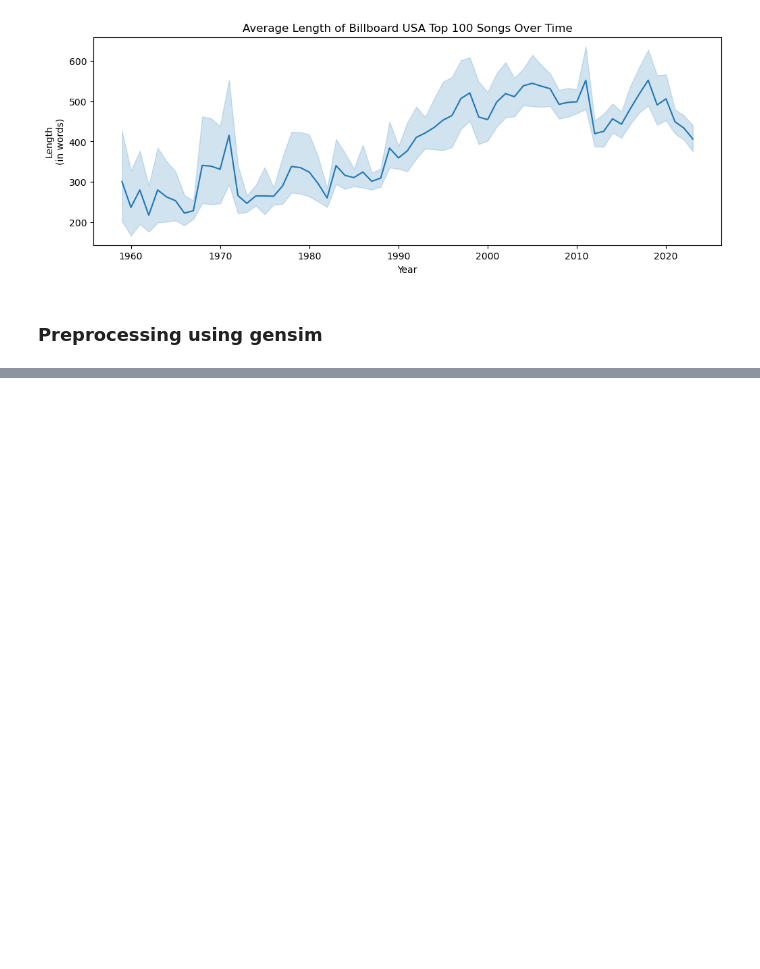
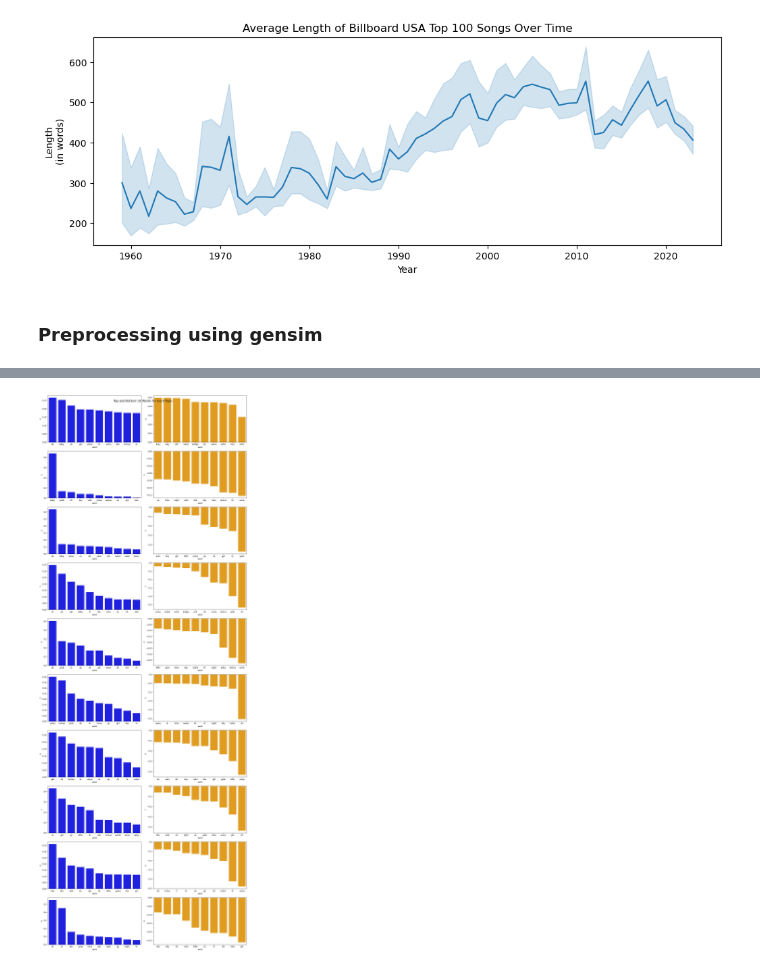
Before and after one commit to garimasc/topic_modeling_songs, a Jupyter notebook: eda.ipynb, the cells around one changed output, grey strips where cells are left out. Saved outputs shown, nothing was run; the diff lists cells and outputs as text; code cells hidden in the pictures; blank space fills up the shorter version.

```diff
--- a/eda.ipynb
+++ b/eda.ipynb
@@ -184,0 +231,25 @@ data['clean_length'] = winsorize(data['clean_lyrics'].apply(lambda x: len(x.spli
+# %%
+lsi = LsiModel(dt_tfidf.T, num_topics= 10, id2word= {value:key for key,value in tfidf.vocabulary_.items()})
+
+res = pd.DataFrame(lsi.get_topics(), columns= tfidf.get_feature_names_out()).T
+# res.columns = ['Topic_'+str(cc) for cc in res.columns]
+res.index.name= "word"
+res.reset_index(inplace= True)
+
+fig, axs = plt.subplots(figsize= (15,4*lsi.num_topics), ncols= 2, nrows= lsi.num_topics)
+
+for n_t in range(0,lsi.num_topics):
+
+    res.sort_values(n_t, inplace= True, ascending= False)
+    sns.barplot(res.head(10), x= "word", y= n_t, color= "blue", ax= axs[n_t,0])
+    sns.barplot(res.tail(10), x= "word", y= n_t, color= "orange", ax= axs[n_t,1])
+
+plt.suptitle("Top and Bottom 10 Words for Each Topic", fontsize= 15)
+plt.tight_layout()
+
+# res.loc[n_t].sort_values(ascending = False).head(10).plot(kind= 'bar')
+# plt.figure()
+# res.loc[n_t].sort_values(ascending = False).tail(10).plot(kind= 'bar', color= 'orange')
+# # lsi.show_topics(num_words= 10, formatted= False)
+# %% [output]
+[figure, added]
```
Also changed, not shown: parts of 7 cells of this notebook.
